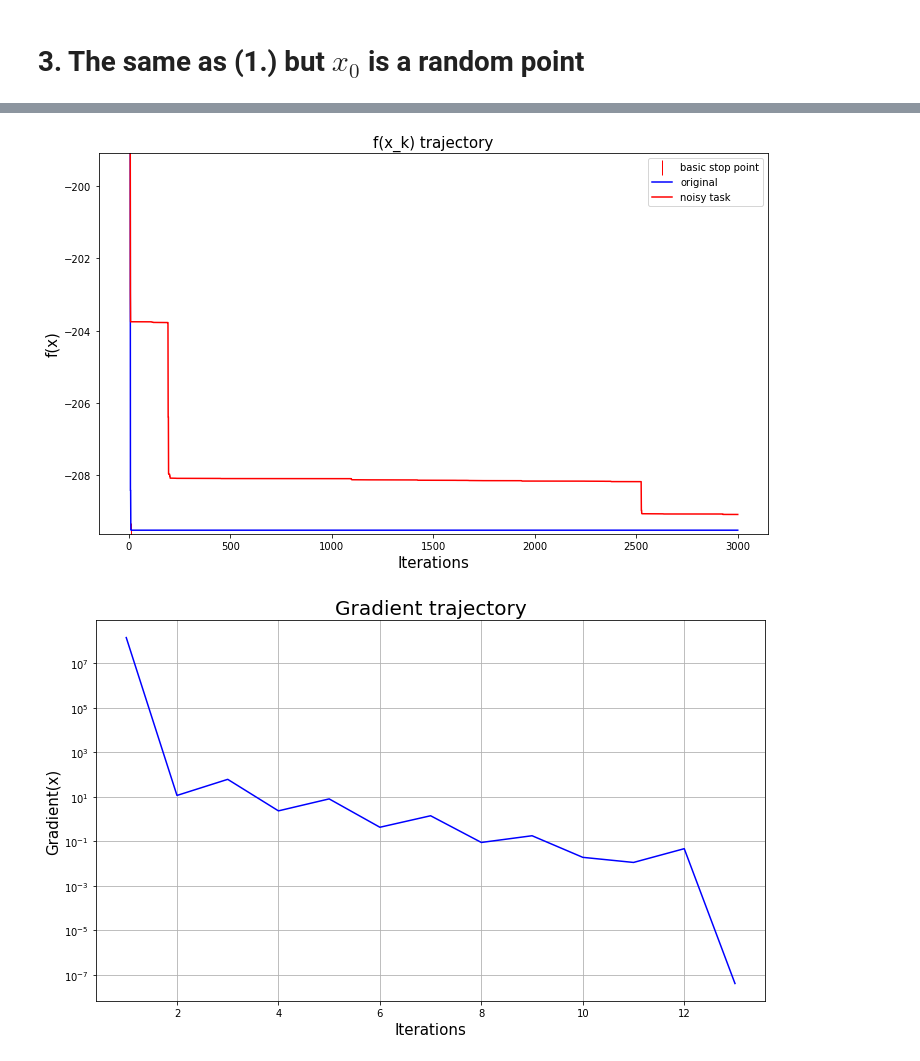
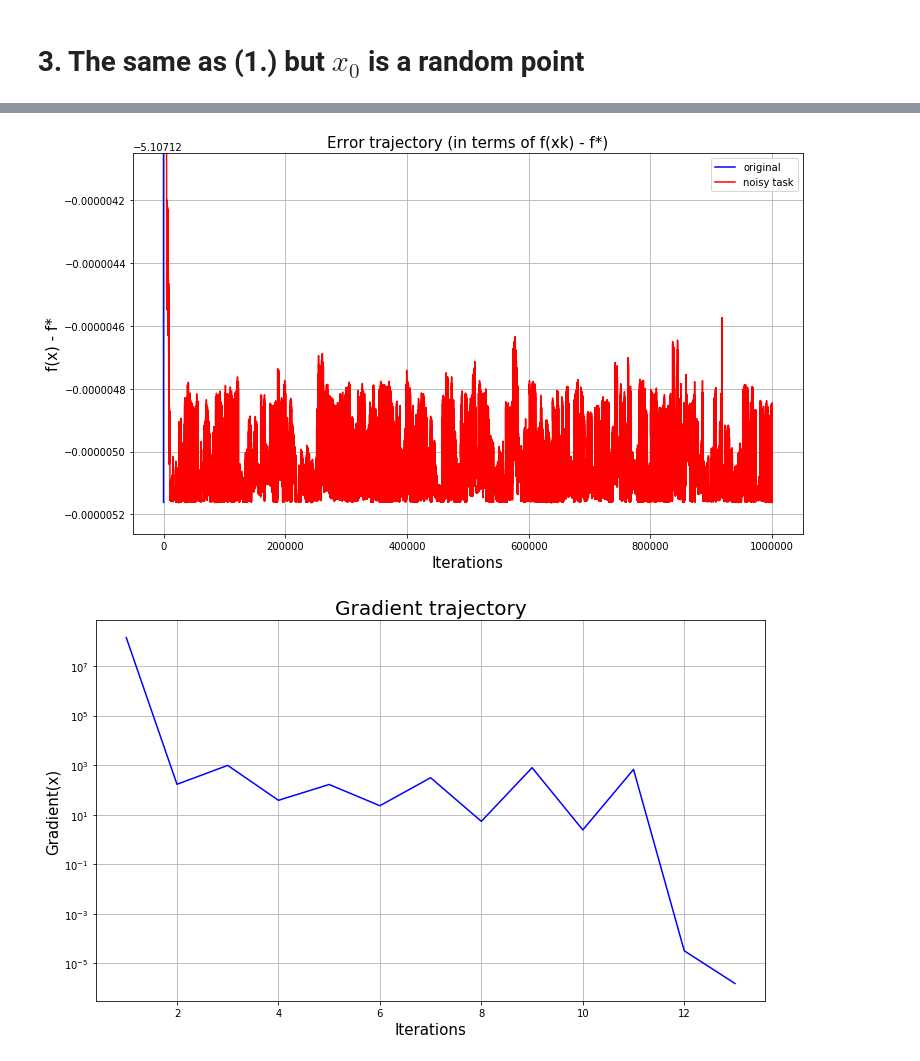
Before and after one commit to anryabtsev/Numerical-Optimization, a Jupyter notebook: Optimization_methods_project.ipynb, the cells around one changed output, grey strips where cells are left out. Drawn from its saved outputs; the diff is of its cells as text; code cells hidden in the pictures.

```diff
--- a/Optimization_methods_project.ipynb
+++ b/Optimization_methods_project.ipynb
@@ -461,6 +423,6 @@ func1 = qf_params(B, b, B.shape[0])
 # x0 = np.zeros(func1['n'])
 x0 = np.random.uniform(-1000, 1000, func1['n'])
 # %%
-solver1 = CG_solver(B, b)
-res1 = solver1.solve(x0, verbose=False)
+solver1 = CG_solver(B, b, accuracy=10**-5)
+res1 = solver1.solve(x0)
 # %% [output]
@@ -487,8 +433,8 @@ noisy_b = make_noisy_object(b, 10**-5)
 
 func2 = qf_params(noisy_B, noisy_b, noisy_B.shape[0])
 # %%
-solver2 = CG_solver(starter_A=B, starter_b=b, factor=300, A=noisy_B, b=noisy_b)
+solver2 = CG_solver(starter_A=B, starter_b=b, accuracy=10**-6, factor=100000, A=noisy_B, b=noisy_b)
 # %%
-res2 = solver2.solve(x0, verbose=False, variable_tilde_A=True, variable_tilde_b=True, delta_A=10**-5, delta_b=10**-5)
+res2 = solver2.solve(x0, variable_tilde_A=True, variable_tilde_b=True, delta_A=10**-5, delta_b=10**-5)
 # res2 = solver2.solve(x0, verbose=False, variable_tilde_A=False, variable_tilde_b=True, delta_b=10**-1)
 # %% [output]
@@ -512,6 +458 @@ grad(x): 0.06906142872389874
-# %%
-basic_x_stop = len(res1['trajectory'])
-basic_y_stop = func1['f'](res1['trajectory'][-1])
-trajectory_for_gradient = res1['trajectory']
-res1['trajectory'] = res1['trajectory'] + [res1['trajectory'][-1]] * (len(res2['trajectory']) - len(res1['trajectory']))
 # %%
@@ -523,25 +479,24 @@ error: 0.43553148351375626
 # %%
 f = plt.figure(figsize=(12,7))
-plt.plot(basic_x_stop, basic_y_stop, 'r|', label='basic stop point', ms = 15)
 plt.plot(np.linspace(1, len(res1['trajectory']), len(res1['trajectory'])), [func1['f'](res1['trajectory'][i]) for i in range(len(res1['trajectory']))], color='b', label='original')
 plt.plot(np.linspace(1, len(res2['trajectory']), len(res2['trajectory'])), [func1['f'](res2['trajectory'][i]) for i in range(len(res2['trajectory']))], color='r', label='noisy task')
-plt.ylim(func1['f'](res1['trajectory'][-1]) - 0.1, func1['f'](res2['trajectory'][-1]) + 10)
-# plt.xlim(-0.1, 10)
-plt.title('f(x_k) trajectory', fontsize=15)
+plt.ylim(func1['f'](res1['trajectory'][-1]) - 0.0000001, func1['f'](res2['trajectory'][-1]) + 0.000001)
+plt.title('Error trajectory (in terms of f(xk) - f*)', fontsize=15)
 plt.xlabel('Iterations', fontsize=15)
-plt.ylabel('f(x)', fontsize=15)
+plt.ylabel('f(x) - f*', fontsize=15)
+plt.grid()
 plt.legend()
 plt.show()
-f.savefig("res1_2.pdf", bbox_inches='tight')
 # %% [output]
-[figure, old version]
+[figure, new version]
 # %%
-plt.figure(figsize=(12,7))
-plt.semilogy(np.linspace(1, len(trajectory_for_gradient), len(trajectory_for_gradient)), [np.linalg.norm(func1['grad'](trajectory_for_gradient[i])) for i in range(len(trajectory_for_gradient))], color='b')
+f = plt.figure(figsize=(12,7))
+plt.semilogy(np.linspace(1, len(res1['trajectory']), len(res1['trajectory'])), [np.linalg.norm(func1['grad'](res1['trajectory'][i])) for i in range(len(res1['trajectory']))], color='b')
 plt.title('Gradient trajectory', fontsize=20)
 plt.xlabel('Iterations', fontsize=15)
 plt.ylabel('Gradient(x)', fontsize=15)
 plt.grid()
 plt.show()
+f.savefig("grad_r_10_5.pdf", bbox_inches='tight')
 # %% [output]
-[figure, old version]
+[figure, new version]
```
Also changed, not shown: parts of 46 cells of this notebook.
